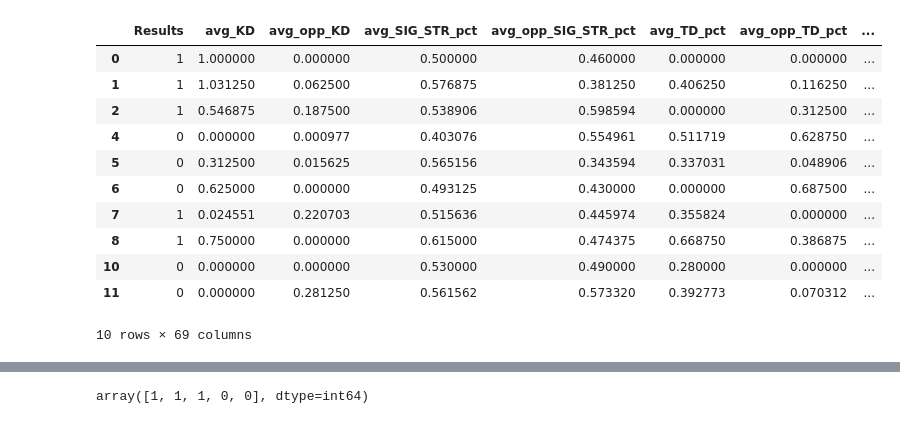
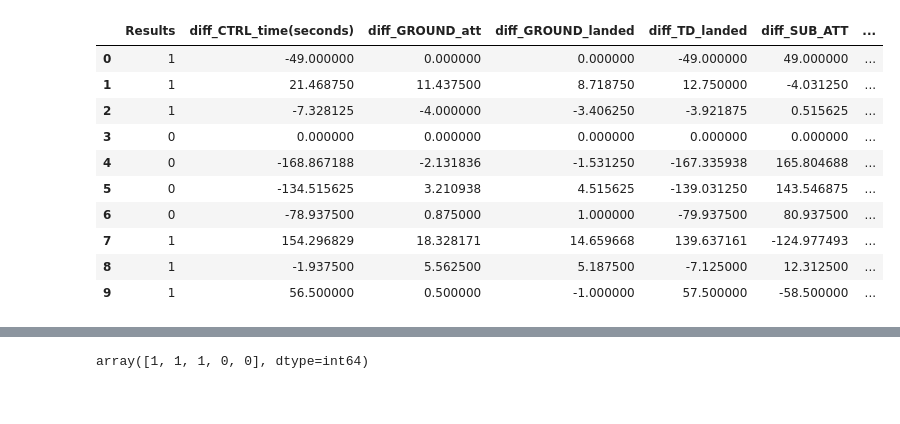
Before and after one commit to cadekalander77/Final-Project, a Jupyter notebook: Machine Learning/Decision_tree scaled.ipynb, the cells around one changed output, grey strips where cells are left out. Saved outputs shown, nothing was run; the diff lists cells and outputs as text; code cells hidden in the pictures.

```diff
--- a/Machine Learning/Decision_tree scaled.ipynb
+++ b/Machine Learning/Decision_tree scaled.ipynb
@@ -7,23 +7,22 @@ from sklearn.preprocessing import StandardScaler
 from sklearn.model_selection import train_test_split
 from sklearn.metrics import confusion_matrix, accuracy_score, classification_report
 # %%
-file_path = Path('../final_pro/a_faa_stance.csv')
+file_path = Path('../Machine Learning/popular_features_fighters.csv')
 fighter_df = pd.read_csv(file_path)
 fighter_df = fighter_df.dropna()
 fighter_df.head(10)
 # %% [output]
-|  | Results | avg_KD | avg_opp_KD | avg_SIG_STR_pct | avg_opp_SIG_STR_pct | avg_TD_pct | avg_opp_TD_pct | ... |
-| 0 | 1 | 1.000000 | 0.000000 | 0.500000 | 0.460000 | 0.000000 | 0.000000 | ... |
-| 1 | 1 | 1.031250 | 0.062500 | 0.576875 | 0.381250 | 0.406250 | 0.116250 | ... |
-| 2 | 1 | 0.546875 | 0.187500 | 0.538906 | 0.598594 | 0.000000 | 0.312500 | ... |
-| 4 | 0 | 0.000000 | 0.000977 | 0.403076 | 0.554961 | 0.511719 | 0.628750 | ... |
-| 5 | 0 | 0.312500 | 0.015625 | 0.565156 | 0.343594 | 0.337031 | 0.048906 | ... |
-| 6 | 0 | 0.625000 | 0.000000 | 0.493125 | 0.430000 | 0.000000 | 0.687500 | ... |
-| 7 | 1 | 0.024551 | 0.220703 | 0.515636 | 0.445974 | 0.355824 | 0.000000 | ... |
-| 8 | 1 | 0.750000 | 0.000000 | 0.615000 | 0.474375 | 0.668750 | 0.386875 | ... |
-| 10 | 0 | 0.000000 | 0.000000 | 0.530000 | 0.490000 | 0.280000 | 0.000000 | ... |
-| 11 | 0 | 0.000000 | 0.281250 | 0.561562 | 0.573320 | 0.392773 | 0.070312 | ... |
+|  | Results | diff_CTRL_time(seconds) | diff_GROUND_att | diff_GROUND_landed | diff_TD_landed | diff_SUB_ATT | ... |
+| 0 | 1 | -49.000000 | 0.000000 | 0.000000 | -49.000000 | 49.000000 | ... |
+| 1 | 1 | 21.468750 | 11.437500 | 8.718750 | 12.750000 | -4.031250 | ... |
+| 2 | 1 | -7.328125 | -4.000000 | -3.406250 | -3.921875 | 0.515625 | ... |
+| 3 | 0 | 0.000000 | 0.000000 | 0.000000 | 0.000000 | 0.000000 | ... |
+| 4 | 0 | -168.867188 | -2.131836 | -1.531250 | -167.335938 | 165.804688 | ... |
+| 5 | 0 | -134.515625 | 3.210938 | 4.515625 | -139.031250 | 143.546875 | ... |
+| 6 | 0 | -78.937500 | 0.875000 | 1.000000 | -79.937500 | 80.937500 | ... |
+| 7 | 1 | 154.296829 | 18.328171 | 14.659668 | 139.637161 | -124.977493 | ... |
+| 8 | 1 | -1.937500 | 5.562500 | 5.187500 | -7.125000 | 12.312500 | ... |
+| 9 | 1 | 56.500000 | 0.500000 | -1.000000 | 57.500000 | -58.500000 | ... |
-10 rows × 69 columns
 # %%
 X = fighter_df.drop("Results", axis=1)
 X.head()
```
Also changed, not shown: parts of 8 cells of this notebook, 15 other files.
